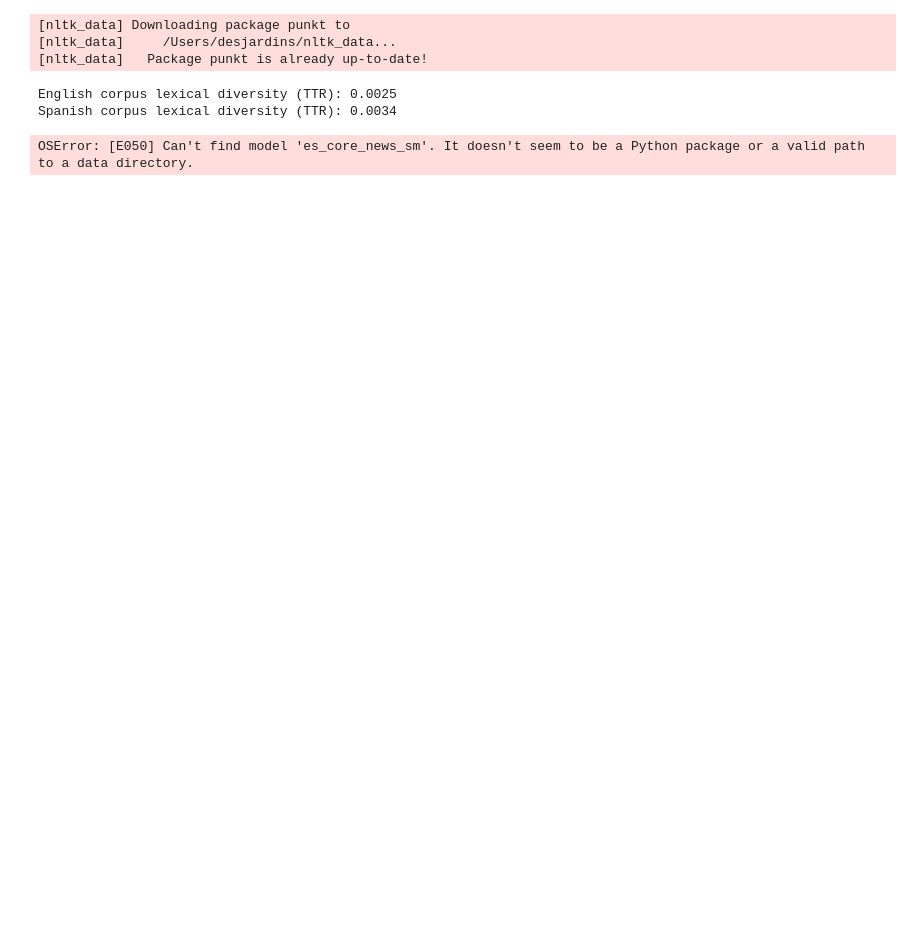
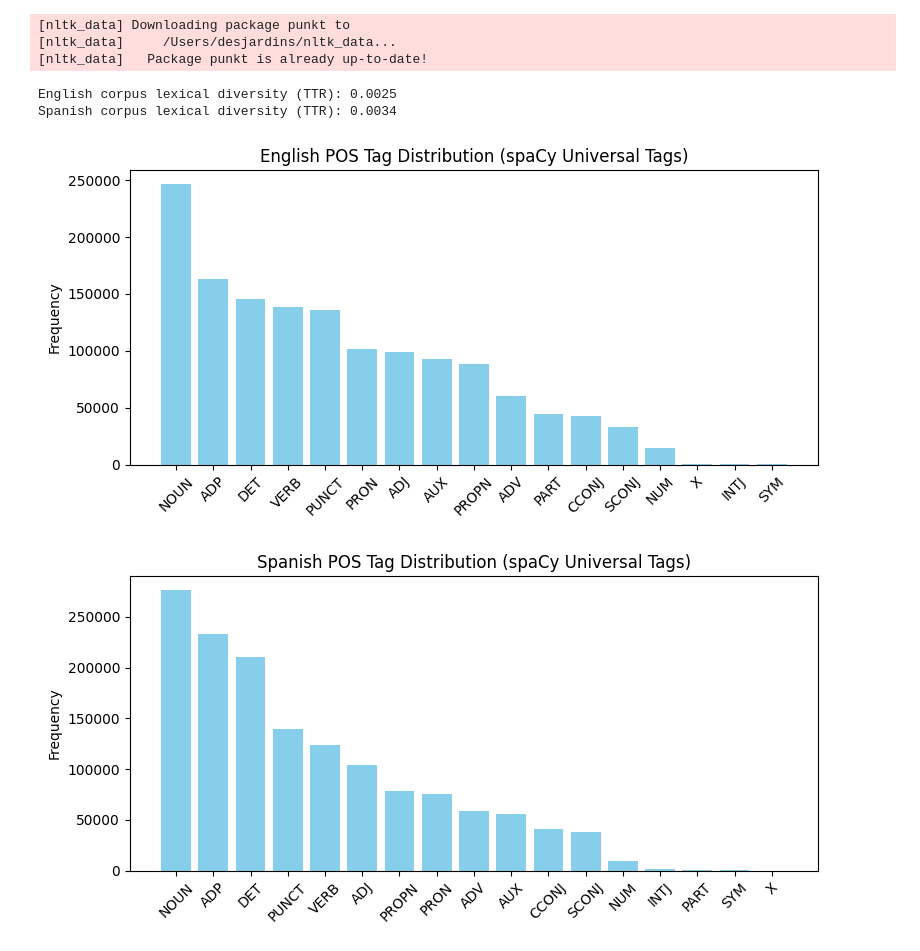
Before and after one commit to DesjardinsRepos/NLP_2025, a Jupyter notebook: language_translation/1-insights.ipynb, the cells around one changed output. Cells and saved outputs as stored; diff of their text form; code cells hidden in the pictures; blank space fills up the shorter version.

```diff
--- a/language_translation/1-insights.ipynb
+++ b/language_translation/1-insights.ipynb
@@ -348,51 +360,43 @@ print(f"Spanish corpus lexical diversity (TTR): {lex_div_es:.4f}")
 English corpus lexical diversity (TTR): 0.0025
 Spanish corpus lexical diversity (TTR): 0.0034
 # %%
-# Part of speech (POS) tag distribution
-
 import pandas as pd
-import nltk
 import spacy
 from collections import Counter
-from nltk import word_tokenize, pos_tag
+import matplotlib.pyplot as plt
 
-# Load Spanish spaCy model
+# Load spaCy models
+nlp_en = spacy.load("en_core_web_sm")
 nlp_es = spacy.load("es_core_news_sm")
 
-# Download NLTK models
-nltk.download('punkt')
-nltk.download('averaged_perceptron_tagger')
-
-# POS Tag English
-def pos_distribution_en(text_series):
+# POS Tagging Function
+def pos_distribution(text_series, nlp_model):
     pos_counts = Counter()
-    for text in text_series.dropna():
-        tokens = word_tokenize(text)
-        tags = pos_tag(tokens)
-        pos_counts.update(tag for _, tag in tags)
-    return pos_counts
-
-# POS Tag Spanish
-def pos_distribution_es(text_series):
-    pos_counts = Counter()
-    for doc in nlp_es.pipe(text_series.dropna().tolist(), disable=["ner"]):
+    for doc in nlp_model.pipe(text_series.dropna().astype(str).tolist(), disable=["ner"]):
         pos_counts.update([token.pos_ for token in doc])
     return pos_counts
 
-# Compute POS distributions
-pos_en = pos_distribution_en(df["en"])
-pos_es = pos_distribution_es(df["es"])
+# Compute POS tag counts using spaCy
+pos_counts_en = pos_distribution(df["en"].head(50000), nlp_en)
+pos_counts_es = pos_distribution(df["es"].head(50000), nlp_es)
 
-# Display results
-print("🔠 English POS Tag Distribution (Penn Treebank tags):")
-for tag, count in pos_en.most_common():
-    print(f"{tag}: {count}")
+# Plotting Function
+def plot_pos_distribution(pos_counts, title):
+    labels, values = zip(*pos_counts.most_common())
+    plt.figure(figsize=(8, 4))
+    plt.bar(labels, values, color="skyblue")
+    plt.title(title)
+    plt.ylabel("Frequency")
+    plt.xticks(rotation=45)
+    plt.tight_layout()
+    plt.show()
 
-print("\n🔤 Spanish POS Tag Distribution (Universal POS tags):")
-for tag, count in pos_es.most_common():
-    print(f"{tag}: {count}")
+# Visualize
+plot_pos_distribution(pos_counts_en, "English POS Tag Distribution (spaCy Universal Tags)")
+plot_pos_distribution(pos_counts_es, "Spanish POS Tag Distribution (spaCy Universal Tags)")
 # %% [output]
-OSError: [E050] Can't find model 'es_core_news_sm'. It doesn't seem to be a Python package or a valid path to a data directory.
+[figure, added]
+[figure, added]
 # %%
 # LDA model discovers the top 3 topics per sentiment and visualizes the top 10 word weights for each topic
 
```
Also changed, not shown: parts of 6 cells of this notebook.
